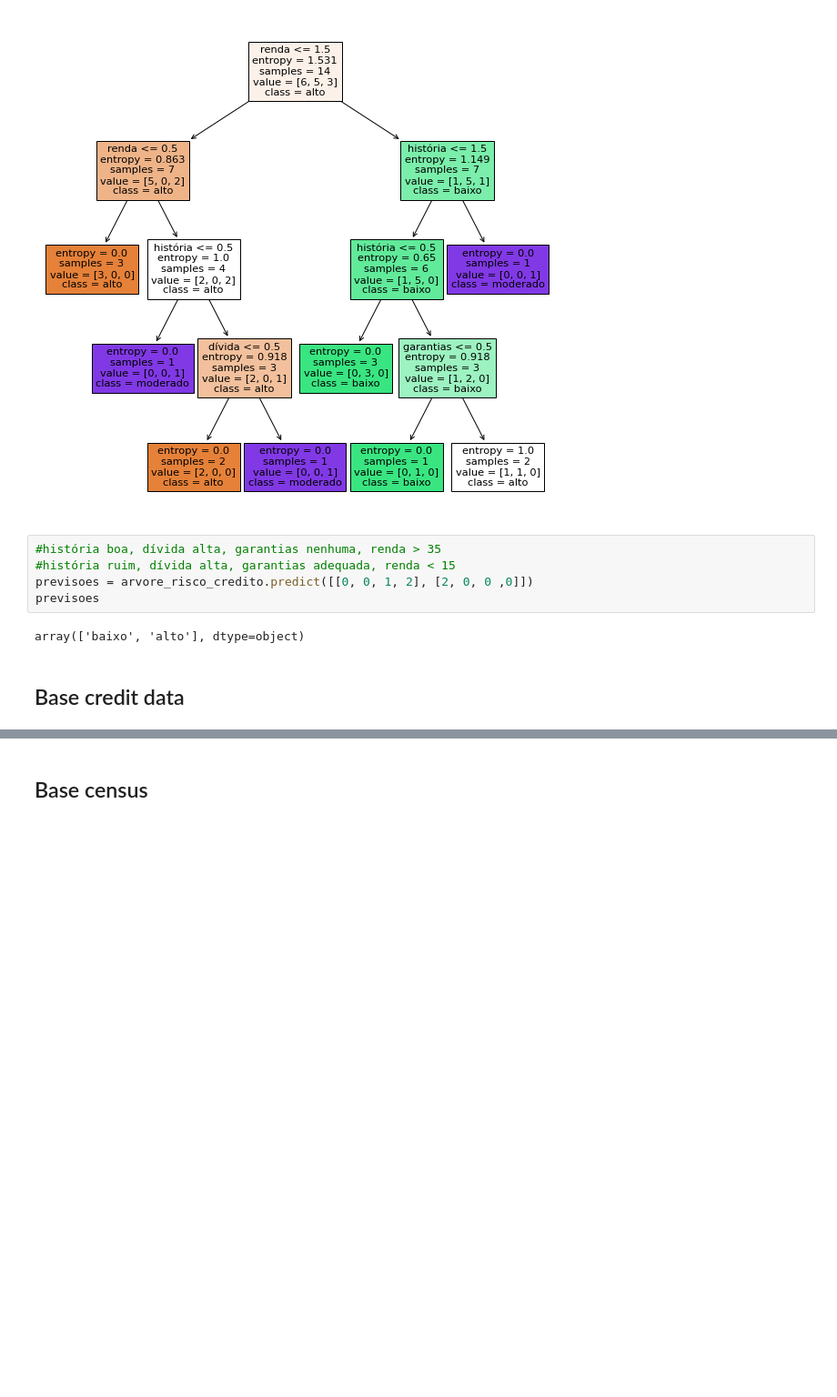
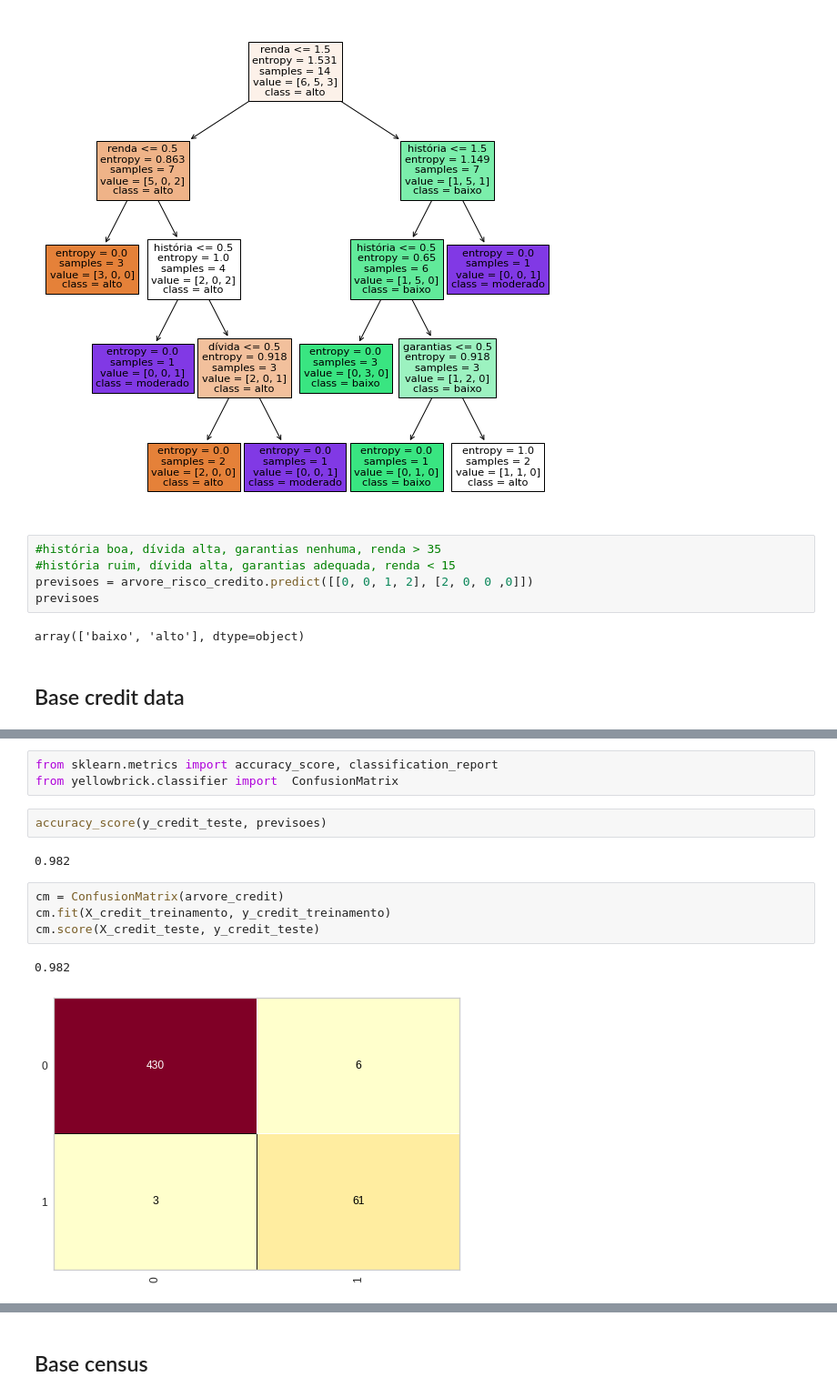
Before and after one commit to vasconcelosjean42/machine_learning-and-data-science-iaexpert, a Jupyter notebook: classificacao/aprendizagem_arvore_de_decisao.ipynb, the cells around one changed output, grey strips where cells are left out. Shown: that part at 91% size. Cells and saved outputs as stored; diff of their text form; blank space fills up the shorter version.

```diff
--- a/classificacao/aprendizagem_arvore_de_decisao.ipynb
+++ b/classificacao/aprendizagem_arvore_de_decisao.ipynb
@@ -77,0 +151,14 @@ array(['baixo', 'alto'], dtype=object)
+# %%
+from sklearn.metrics import accuracy_score, classification_report
+from yellowbrick.classifier import  ConfusionMatrix
+# %%
+accuracy_score(y_credit_teste, previsoes)
+# %% [output]
+0.982
+# %%
+cm = ConfusionMatrix(arvore_credit)
+cm.fit(X_credit_treinamento, y_credit_treinamento)
+cm.score(X_credit_teste, y_credit_teste)
+# %% [output]
+0.982
+[figure, added]
```
Also changed, not shown: parts of 10 cells of this notebook.
